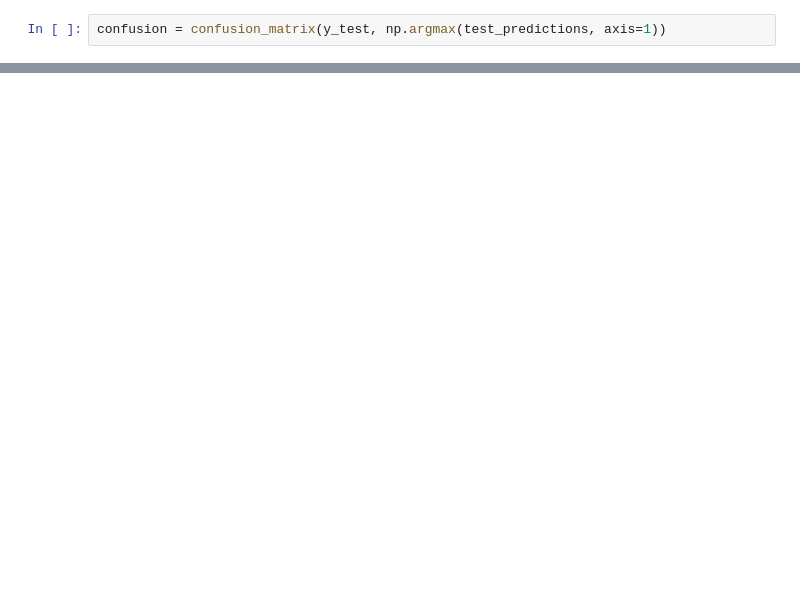
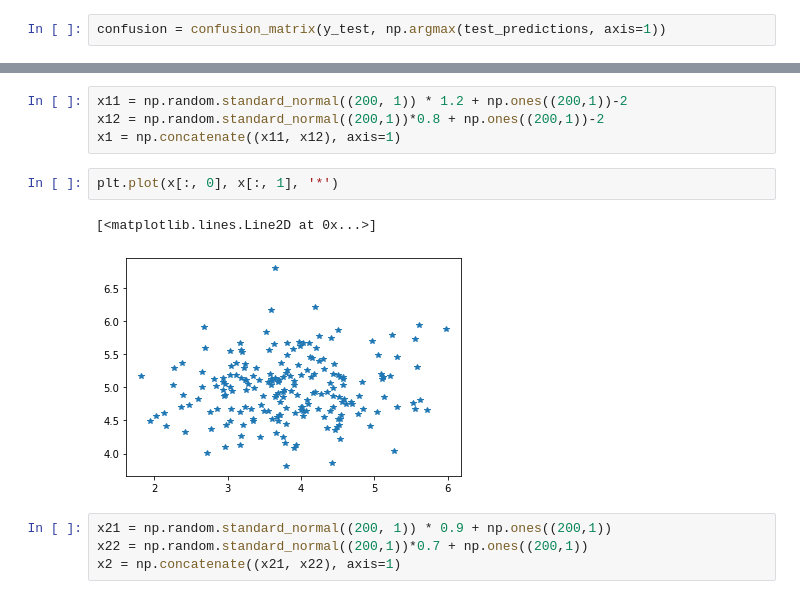
Before and after one commit to rarnold97/WSU, a Jupyter notebook: CS_7840/hw/hw1/rarnold_hw1.ipynb, the cells around one changed output, grey strips where cells are left out. Drawn from its saved outputs; the diff is of its cells as text; blank space fills up the shorter version.

```diff
--- a/CS_7840/hw/hw1/rarnold_hw1.ipynb
+++ b/CS_7840/hw/hw1/rarnold_hw1.ipynb
@@ -57,0 +181,13 @@ confusion
+# %%
+x11 = np.random.standard_normal((200, 1)) * 1.2 + np.ones((200,1))-2
+x12 = np.random.standard_normal((200,1))*0.8 + np.ones((200,1))-2
+x1 = np.concatenate((x11, x12), axis=1)
+# %%
+plt.plot(x[:, 0], x[:, 1], '*')
+# %% [output]
+[<matplotlib.lines.Line2D at 0x...>]
+[figure, added]
+# %%
+x21 = np.random.standard_normal((200, 1)) * 0.9 + np.ones((200,1))
+x22 = np.random.standard_normal((200,1))*0.7 + np.ones((200,1))
+x2 = np.concatenate((x21, x22), axis=1)
```
Also changed, not shown: parts of 24 cells of this notebook.
